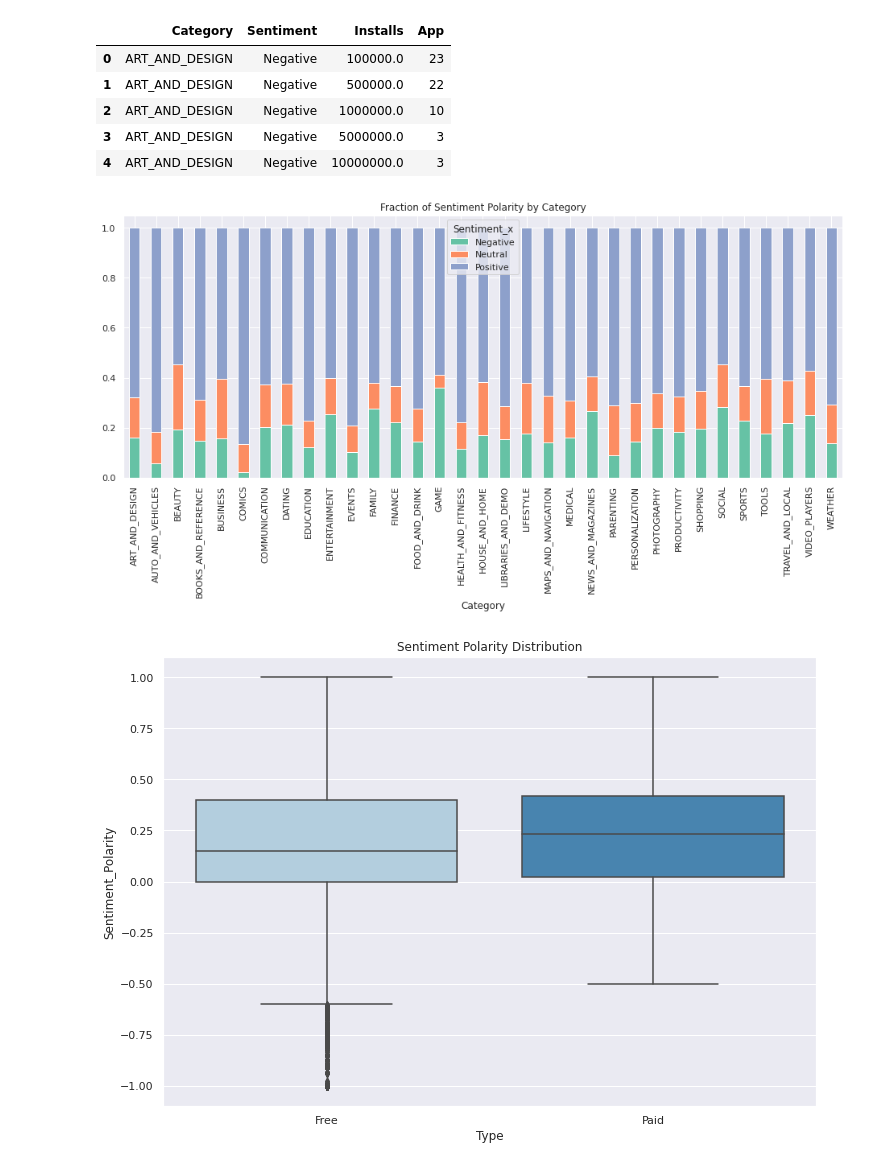
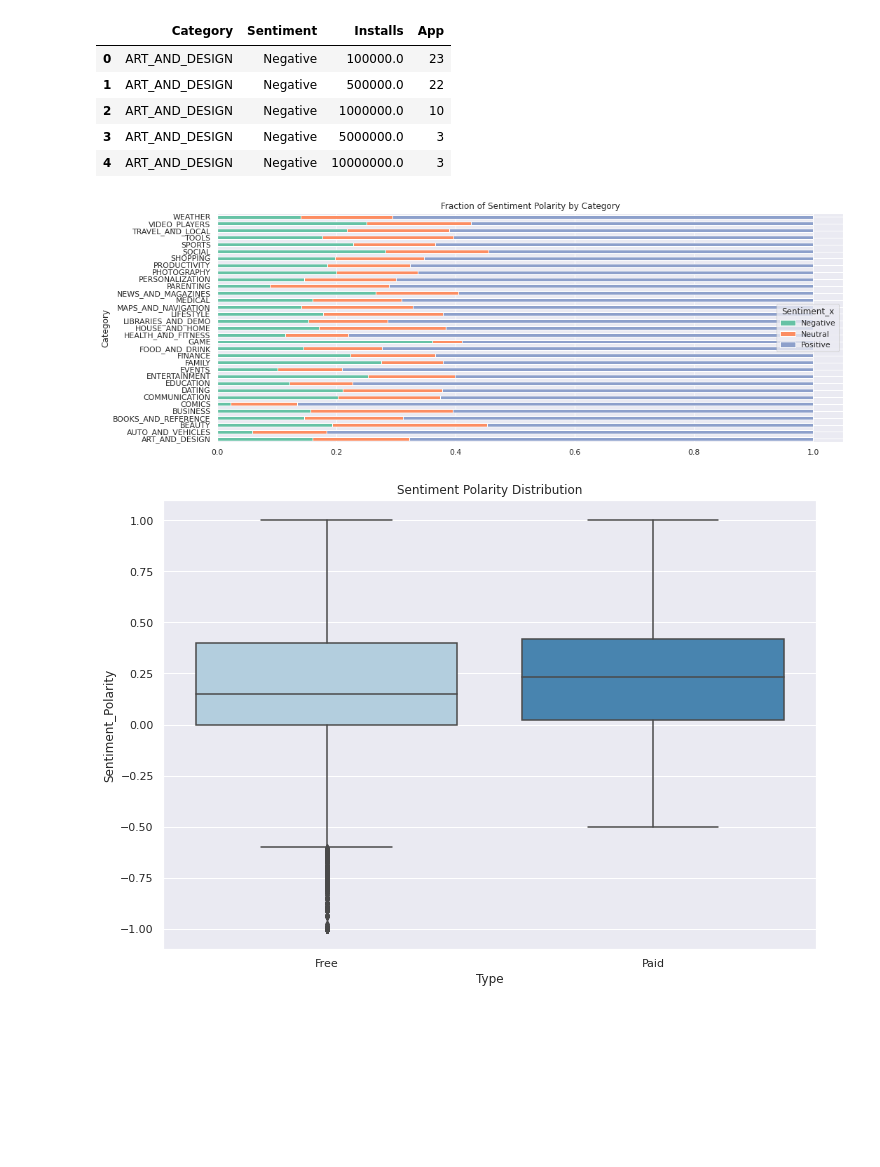
Before and after one commit to Anupam-Durutkar/Exploratory-Analysis-On-Play-Store-Apps, a Jupyter notebook: Exploratory_Analysis_On_Play_Store_Apps.ipynb, the cells around one changed output. Cells and saved outputs as stored; diff of their text form; code cells hidden in the pictures; blank space fills up the shorter version.

```diff
--- a/Exploratory_Analysis_On_Play_Store_Apps.ipynb
+++ b/Exploratory_Analysis_On_Play_Store_Apps.ipynb
@@ -693,13 +697,13 @@ sentiment_count_2.head()
 # %%
 new_df_stack = new_df.pivot(index='Category', columns='Sentiment_x', values='normalized_sentiment_counts')
 from pylab import rcParams
 rcParams['figure.figsize'] = 16, 6
 sns.set(palette="Set2")
-new_df_stack.plot(kind='bar', stacked = True)
+new_df_stack.plot(kind='barh', stacked = True)
 plt.title("Fraction of Sentiment Polarity by Category")
 plt.savefig("sentiment_dist.svg", format='svg', dpi=1200)
 # %% [output]
-[figure, old version]
+[figure, new version]
 # %%
 ## sentiment polarity and free/paid apps
 #sns.set_style('ticks')
```
Also changed, not shown: parts of 20 cells of this notebook.
